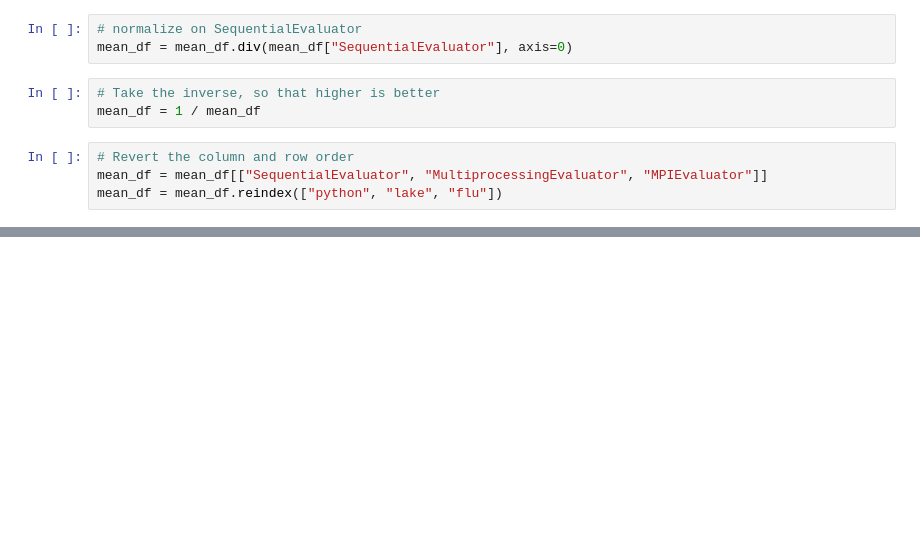
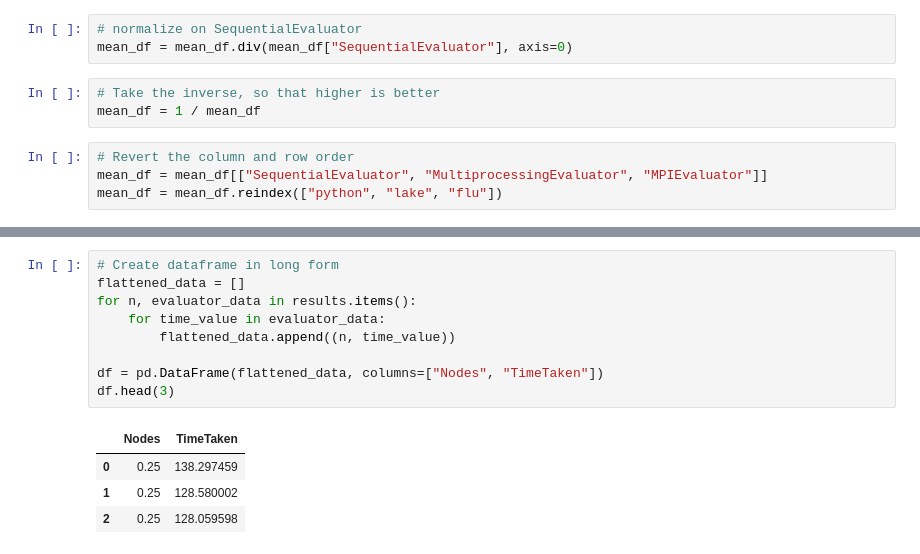
Before and after one commit to pollockDeVis/EMAworkbench, a Jupyter notebook: scripts/benchmarks_analysis.ipynb, the cells around one changed output, grey strips where cells are left out. Cells and saved outputs as stored; diff of their text form; blank space fills up the shorter version.

```diff
--- a/scripts/benchmarks_analysis.ipynb
+++ b/scripts/benchmarks_analysis.ipynb
@@ -95,0 +199,14 @@ print(mean_df.to_markdown())
+# %%
+# Create dataframe in long form
+flattened_data = []
+for n, evaluator_data in results.items():
+    for time_value in evaluator_data:
+        flattened_data.append((n, time_value))
+
+df = pd.DataFrame(flattened_data, columns=["Nodes", "TimeTaken"])
+df.head(3)
+# %% [output]
+|  | Nodes | TimeTaken |
+| 0 | 0.25 | 138.297459 |
+| 1 | 0.25 | 128.580002 |
+| 2 | 0.25 | 128.059598 |
```
Also changed, not shown: parts of 24 cells of this notebook.
